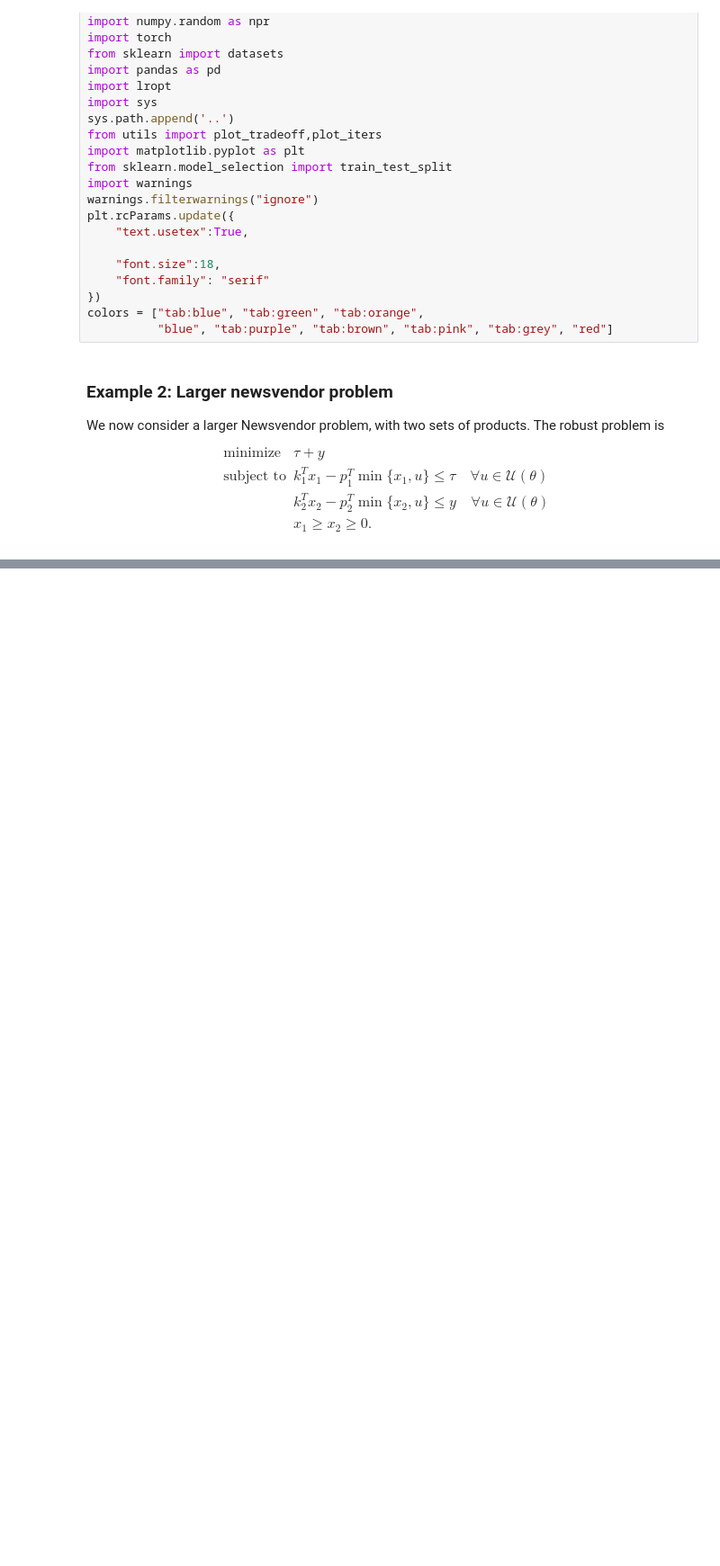
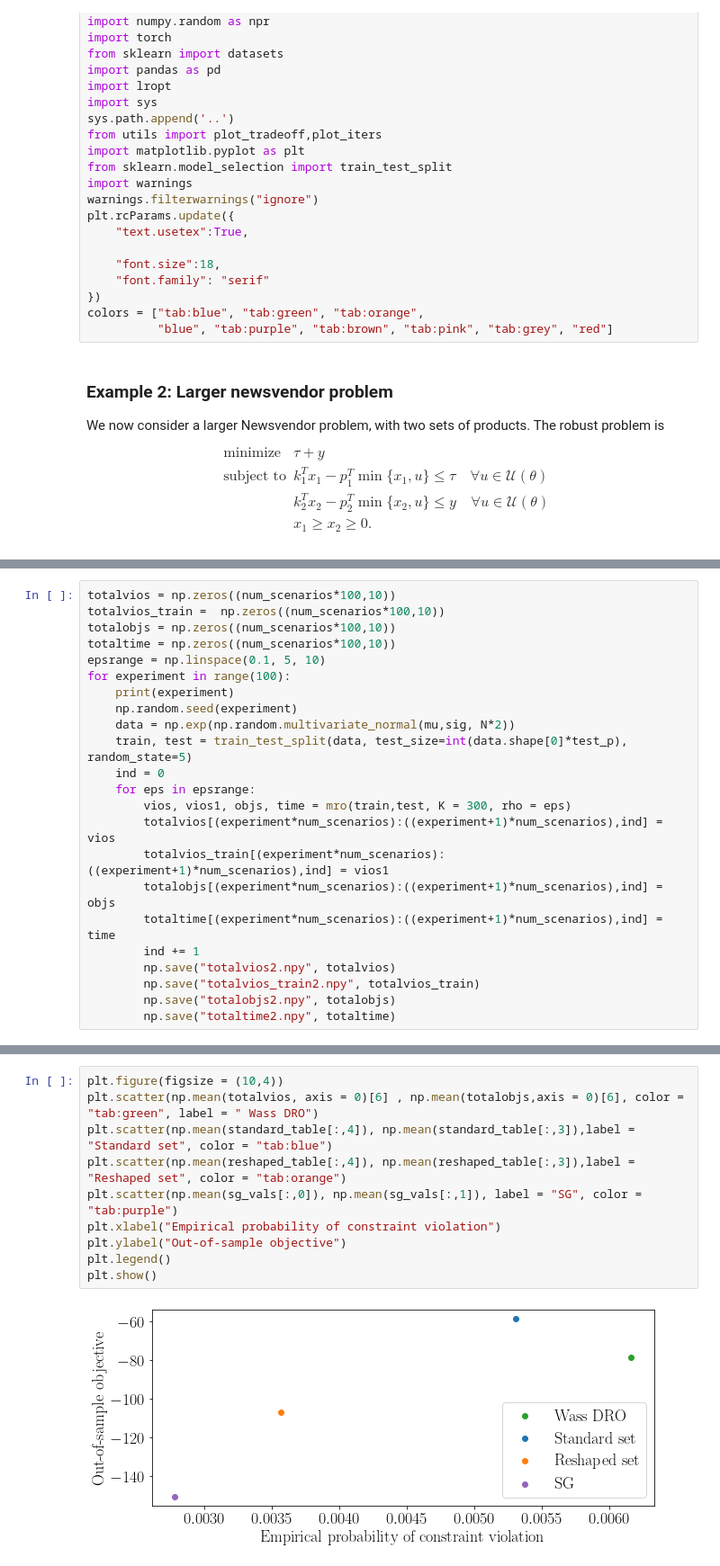
Before and after one commit to stellatogrp/lropt, a Jupyter notebook: docs/examples/experiments/Newsvendor/Larger_newsvendor.ipynb, the cells around one changed output, grey strips where cells are left out. Shown at 90% size. Drawn from its saved outputs; the diff is of its cells as text; blank space fills up the shorter version.

```diff
--- a/docs/examples/experiments/Newsvendor/Larger_newsvendor.ipynb
+++ b/docs/examples/experiments/Newsvendor/Larger_newsvendor.ipynb
@@ -134,0 +397,23 @@ plot_iters(df1,"News", steps = 800,logscale = 1)
+# %%
+totalvios = np.zeros((num_scenarios*100,10))
+totalvios_train =  np.zeros((num_scenarios*100,10))
+totalobjs = np.zeros((num_scenarios*100,10))
+totaltime = np.zeros((num_scenarios*100,10))
+epsrange = np.linspace(0.1, 5, 10)
+for experiment in range(100):
+    print(experiment)
+    np.random.seed(experiment)
+    data = np.exp(np.random.multivariate_normal(mu,sig, N*2))
+    train, test = train_test_split(data, test_size=int(data.shape[0]*test_p), random_state=5)
+    ind = 0
+    for eps in epsrange:
+        vios, vios1, objs, time = mro(train,test, K = 300, rho = eps)
+        totalvios[(experiment*num_scenarios):((experiment+1)*num_scenarios),ind] = vios
+        totalvios_train[(experiment*num_scenarios):((experiment+1)*num_scenarios),ind] = vios1
+        totalobjs[(experiment*num_scenarios):((experiment+1)*num_scenarios),ind] = objs
+        totaltime[(experiment*num_scenarios):((experiment+1)*num_scenarios),ind] = time
+        ind += 1
+        np.save("totalvios2.npy", totalvios)
+        np.save("totalvios_train2.npy", totalvios_train)
+        np.save("totalobjs2.npy", totalobjs)
+        np.save("totaltime2.npy", totaltime)
@@ -134,0 +438,12 @@ plot_iters(df1,"News", steps = 800,logscale = 1)
+# %%
+plt.figure(figsize = (10,4))
+plt.scatter(np.mean(totalvios, axis = 0)[6] , np.mean(totalobjs,axis = 0)[6], color = "tab:green", label = " Wass DRO")
+plt.scatter(np.mean(standard_table[:,4]), np.mean(standard_table[:,3]),label = "Standard set", color = "tab:blue")
+plt.scatter(np.mean(reshaped_table[:,4]), np.mean(reshaped_table[:,3]),label = "Reshaped set", color = "tab:orange")
+plt.scatter(np.mean(sg_vals[:,0]), np.mean(sg_vals[:,1]), label = "SG", color = "tab:purple")
+plt.xlabel("Empirical probability of constraint violation")
+plt.ylabel("Out-of-sample objective")
+plt.legend()
+plt.show()
+# %% [output]
+[figure, added]
```
Also changed, not shown: parts of 18 cells of this notebook, 9 other files.
